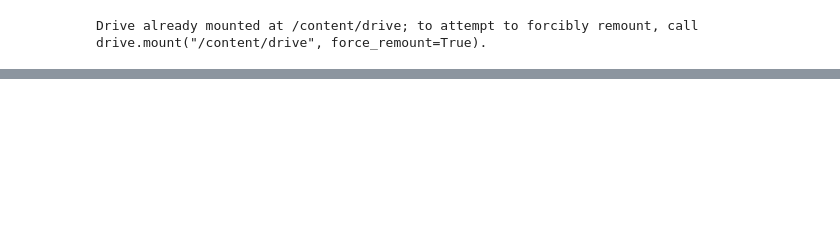
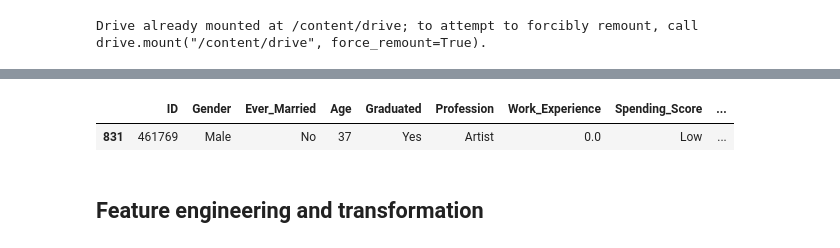
Before and after one commit to SamuelMiller413/Coding-Nomads-Deep-Learning-Miniproject-1, a Jupyter notebook: dl_miniproject_1_tabular_data.ipynb, the cells around one changed output, grey strips where cells are left out. Saved outputs shown, nothing was run; the diff lists cells and outputs as text; code cells hidden in the pictures; blank space fills up the shorter version.

```diff
--- a/dl_miniproject_1_tabular_data.ipynb
+++ b/dl_miniproject_1_tabular_data.ipynb
@@ -108,0 +165,10 @@ test_df.sample()
+# %%
+# > data is pre-split into two files <
+# read split data
+train = pd.read_csv(csv_train)
+test = pd.read_csv(csv_test)
+# meta encode whether df is 'train'
+train['train_y_n']=1
+test['train_y_n']=0
+# make full df
+full_df = pd.concat([train, test])
@@ -109,2 +413,9 @@ test_df.sample()
+# %%
+test.sample()
+# %% [output]
+|  | ID | Gender | Ever_Married | Age | Graduated | Profession | Work_Experience | Spending_Score | ... |
+| 831 | 461769 | Male | No | 37 | Yes | Artist | 0.0 | Low | ... |
+# %% [markdown]
+## Feature engineering and transformation
 # %%
 # Your code here
```
Also changed, not shown: parts of 48 cells of this notebook.
